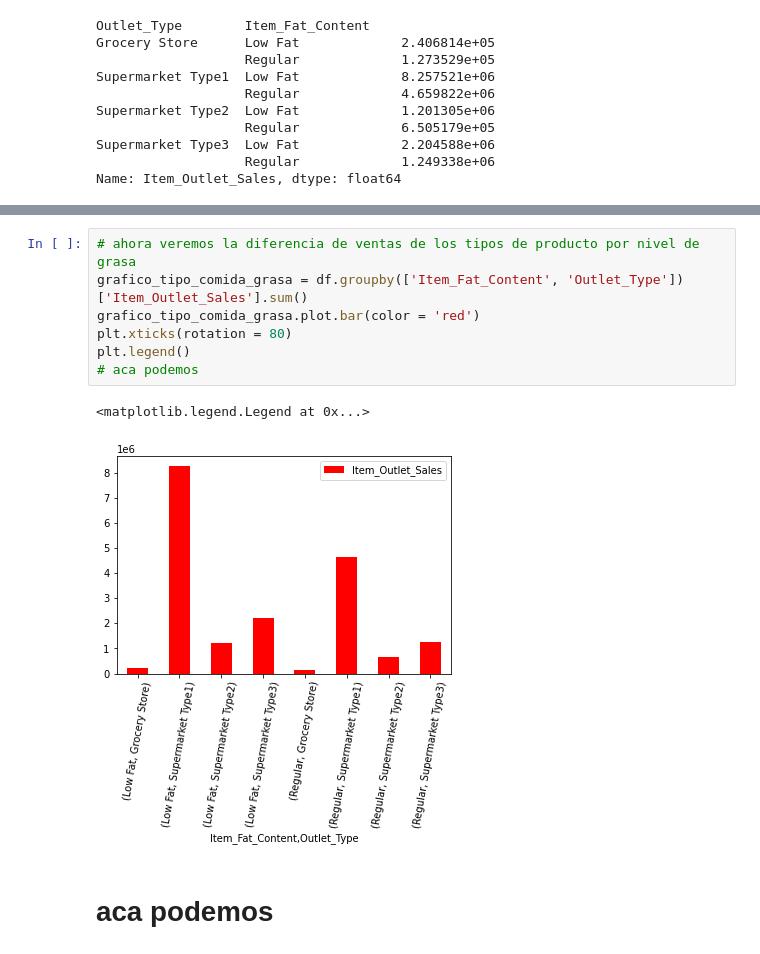
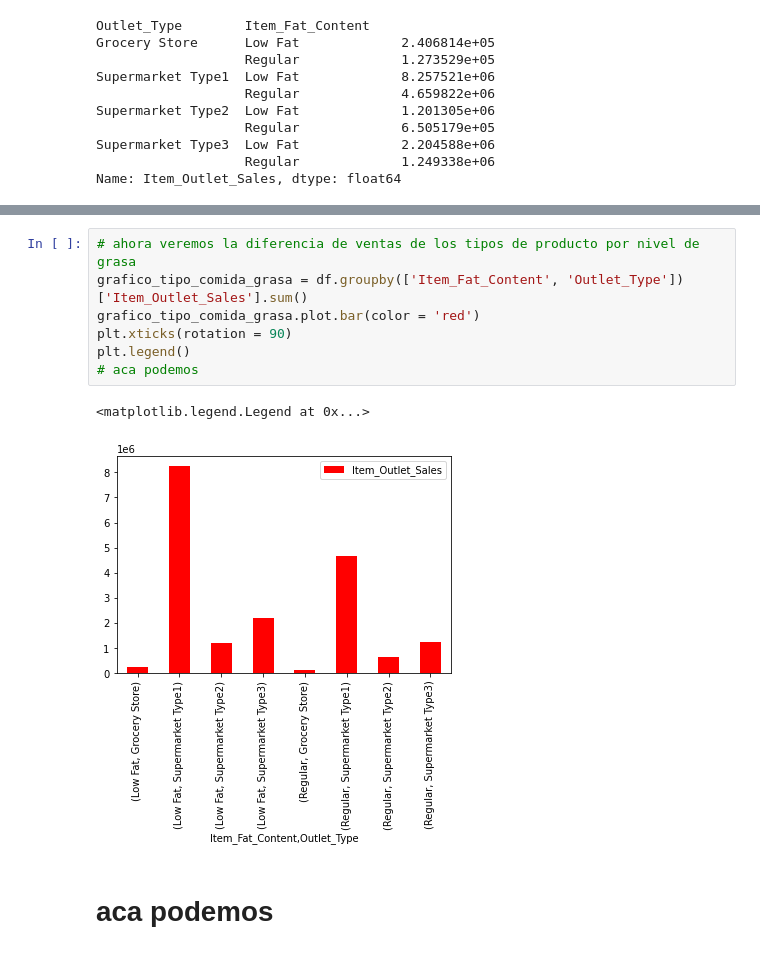
Before and after one commit to Jose-Balocchi/Retail---Predicciones-de-ventas, a Jupyter notebook: 05_Proyecto_1.ipynb, the cells around one changed output, grey strips where cells are left out. Drawn from its saved outputs; the diff is of its cells as text.

```diff
--- a/05_Proyecto_1.ipynb
+++ b/05_Proyecto_1.ipynb
@@ -432,13 +450,13 @@ plt.legend()
 # %%
 # ahora veremos la diferencia de ventas de los tipos de producto por nivel de grasa
 grafico_tipo_comida_grasa = df.groupby(['Item_Fat_Content', 'Outlet_Type'])['Item_Outlet_Sales'].sum()
 grafico_tipo_comida_grasa.plot.bar(color = 'red')
-plt.xticks(rotation = 80)
+plt.xticks(rotation = 90)
 plt.legend()
 # aca podemos
 # %% [output]
 <matplotlib.legend.Legend at 0x...>
-[figure, old version]
+[figure, new version]
 # %% [markdown]
 
 # aca podemos
```
Also changed, not shown: parts of 4 cells of this notebook.
